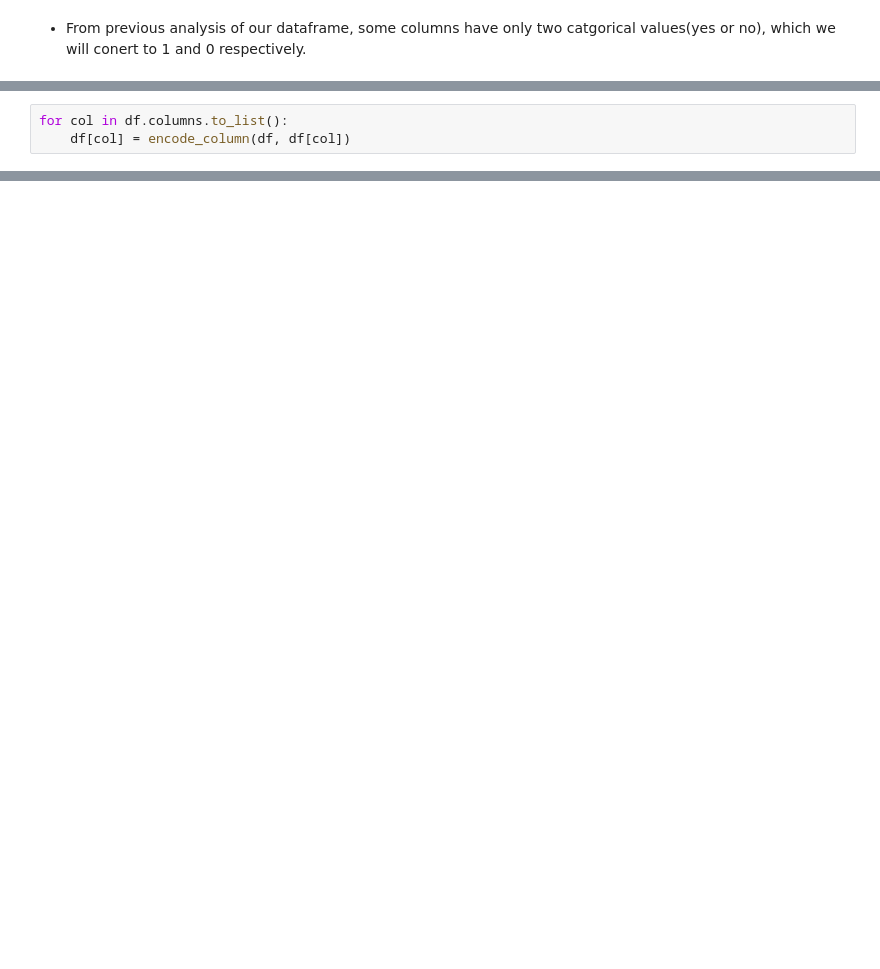
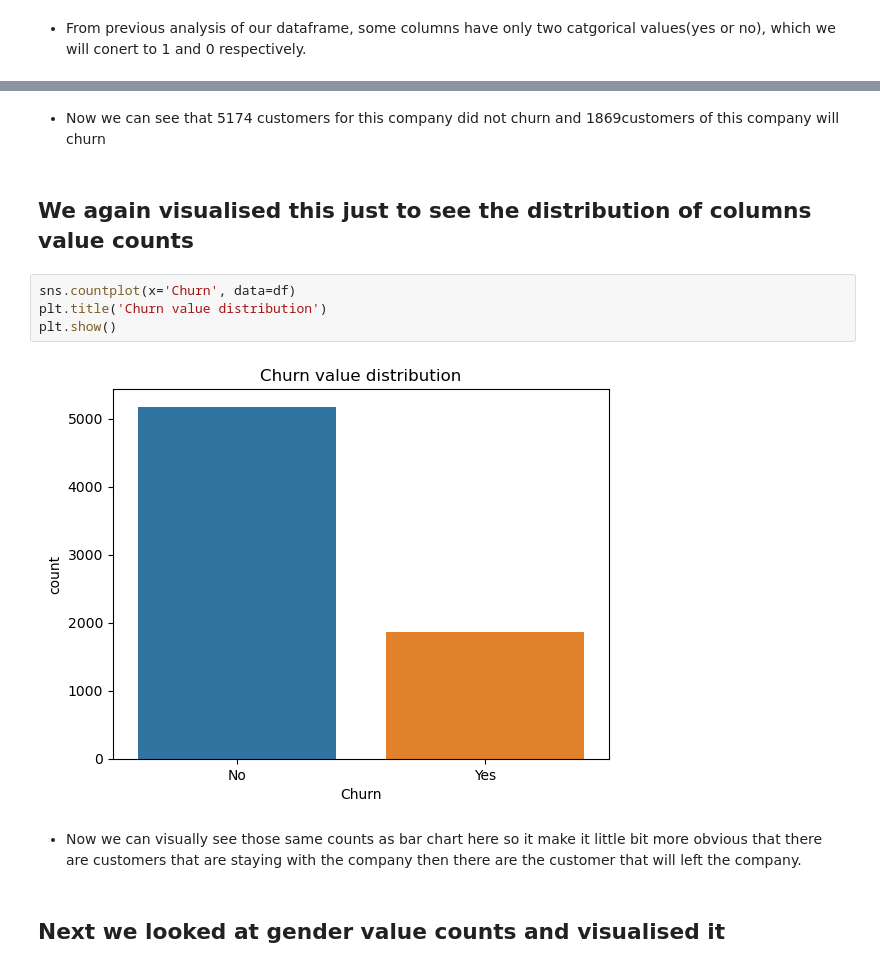
Before and after one commit to Dan-njuguna/telco_customer_churn, a Jupyter notebook: customer_churn.ipynb, the cells around one changed output, grey strips where cells are left out. Cells and saved outputs as stored; diff of their text form; blank space fills up the shorter version.

Commit message:
added value counts of every column and corresponding vsiualisation

```diff
--- a/customer_churn.ipynb
+++ b/customer_churn.ipynb
@@ -341,3 +352,0 @@ def encode_column(df_to, col_data):
-# %%
-for col in df.columns.to_list():
-    df[col] = encode_column(df, df[col])
@@ -343,0 +363,14 @@ for col in df.columns.to_list():
+# %% [markdown]
+- Now we can see that 5174 customers for this company did not churn and 1869customers of this company will churn
+# %% [markdown]
+## We again visualised this just to see  the distribution  of columns value counts
+# %%
+sns.countplot(x='Churn', data=df)
+plt.title('Churn value distribution')
+plt.show()
+# %% [output]
+[figure, added]
+# %% [markdown]
+- Now we can visually see those same counts as bar chart here so it make it little bit more obvious that there are customers that are staying with the company then there are the customer that will left the company.
+# %% [markdown]
+## Next we looked at gender  value counts and visualised it
```
Also changed, not shown: parts of 37 cells of this notebook.
